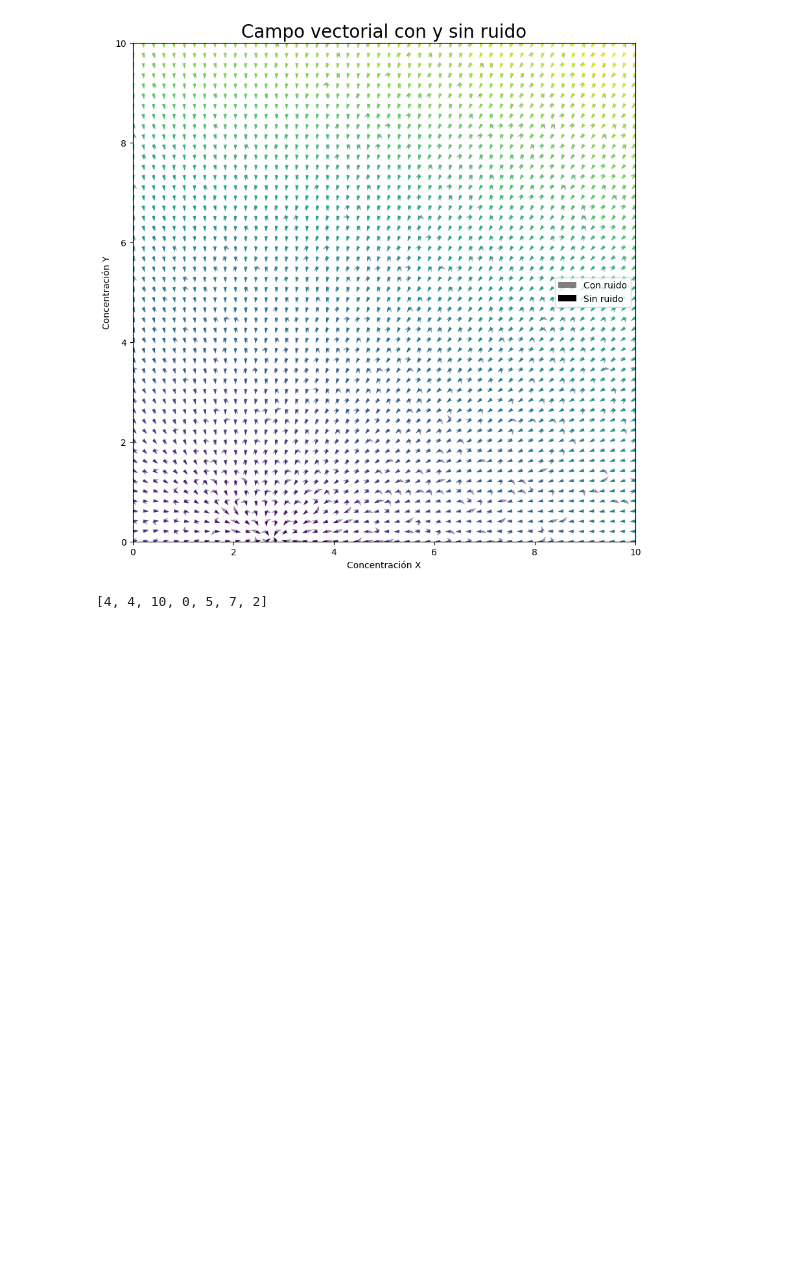
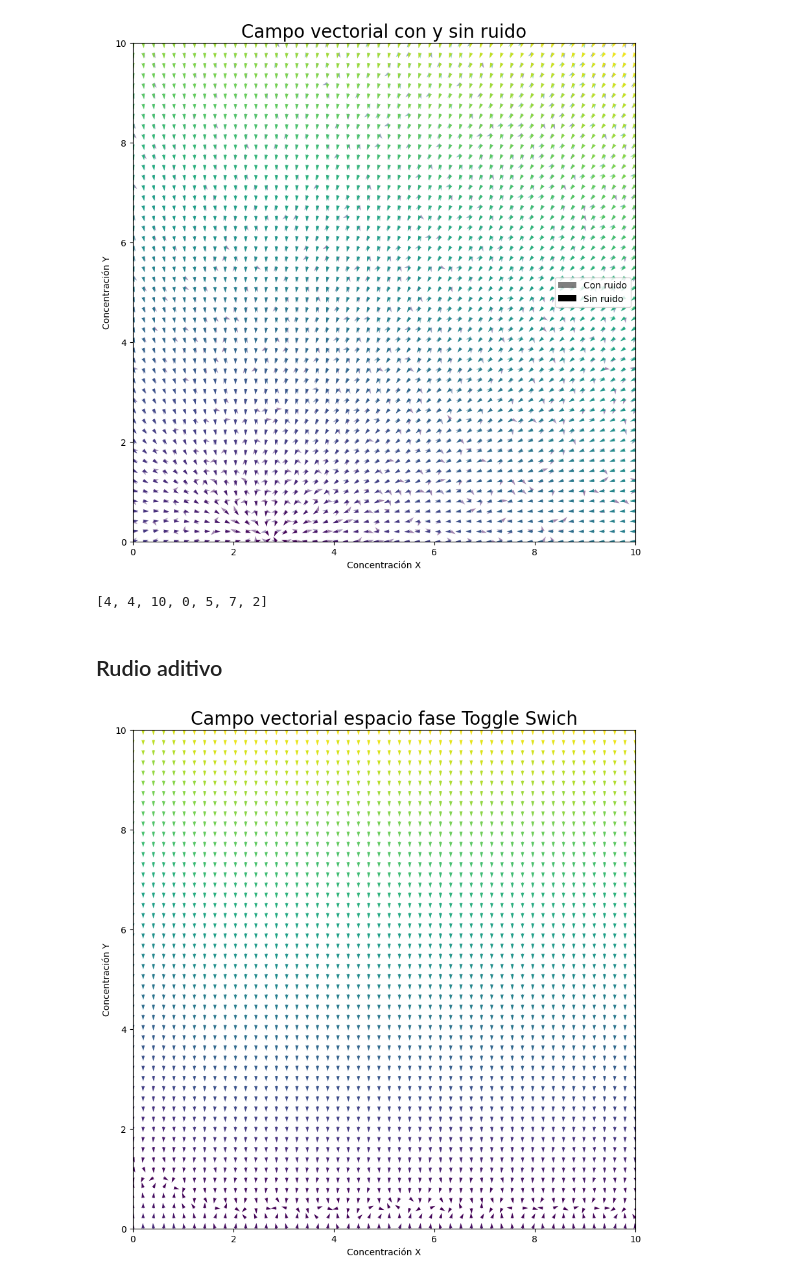
Before and after one commit to RafaSanCed/Tesis-Maestria, a Jupyter notebook: Pruebas para la creación de base de datos/Prueba creación de base de datos con ruido.ipynb, the cells around one changed output. Drawn from its saved outputs; the diff is of its cells as text; code cells hidden in the pictures; blank space fills up the shorter version.

```diff
--- a/Pruebas para la creación de base de datos/Prueba creación de base de datos con ruido.ipynb
+++ b/Pruebas para la creación de base de datos/Prueba creación de base de datos con ruido.ipynb
@@ -294,3 +393,61 @@ print(coef1)
 # %% [output]
 [figure]
 [4, 4, 10, 0, 5, 7, 2]
+# %% [markdown]
+## Rudio aditivo
+# %%
+for i in range(0, 1):
+    # constantes
+    a1 = random.randint(0, 10)
+    a2 = random.randint(0, 10)
+    b1 = random.randint(0, 10)
+    b2 = random.randint(0, 10)
+    d1 = random.randint(0, 10)
+    d2 = random.randint(0, 10)
+    n = random.randint(0, 5)
+
+    coef1 = [a1, a2, b1, b2, d1, d2, n]
+
+    for i_ci in range(0, 1):
+        x_range_neg = 0
+        x_range_pos = 10
+        y_range_neg = 0
+        y_range_pos =10
+
+        y1 = np.linspace(x_range_neg, x_range_pos, 50)
+        y2 = np.linspace(y_range_neg, y_range_pos, 50)
+
+        Y1, Y2 = np.meshgrid(y1, y2)
+
+        t1 = 0
+
+        NI, NJ = Y1.shape
+        u, v = np.zeros((NI, NJ)), np.zeros((NI, NJ))
+
+        for i in range(NI):
+            for j in range(NJ):
+                # asignar a cada ODE a un elemento de vector
+                X = Y1[i, j]
+                Y = Y2[i, j]
+                noise1 = np.random.normal(0, .5)
+                noise2 = np.random.normal(0, .5)
+
+                # definimos cada ODE
+                dX_dt=(a1)/(1+Y**(n))-(d1)*X+b1+noise1
+                dY_dt=(a2)/(1+X**(n))-(d2)*Y+b2+noise2
+
+                u[i, j], v[i, j] = dX_dt, dY_dt
+
+        M = (np.hypot(u, v))
+        u /= M
+        v /= M
+
+        plt.figure(figsize=(10, 10))
+        Q = plt.quiver(Y1, Y2, u, v, M, angles='xy')
+        plt.title('Campo vectorial espacio fase Toggle Swich', fontsize=20)
+        plt.xlim([x_range_neg, x_range_pos])
+        plt.ylim([y_range_neg, y_range_pos])
+        plt.xlabel('Concentración X')
+        plt.ylabel('Concentración Y')
+# %% [output]
+[figure, added]
```
Also changed, not shown: parts of 13 cells of this notebook, 5 other files.
